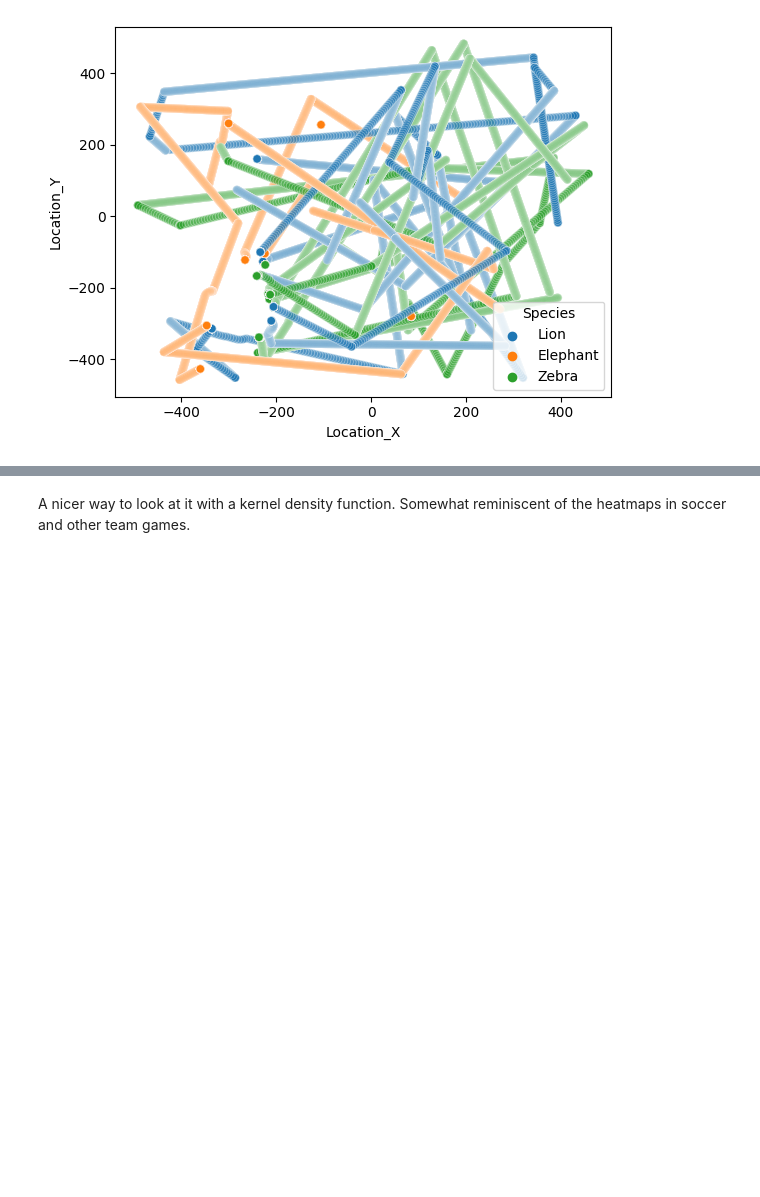
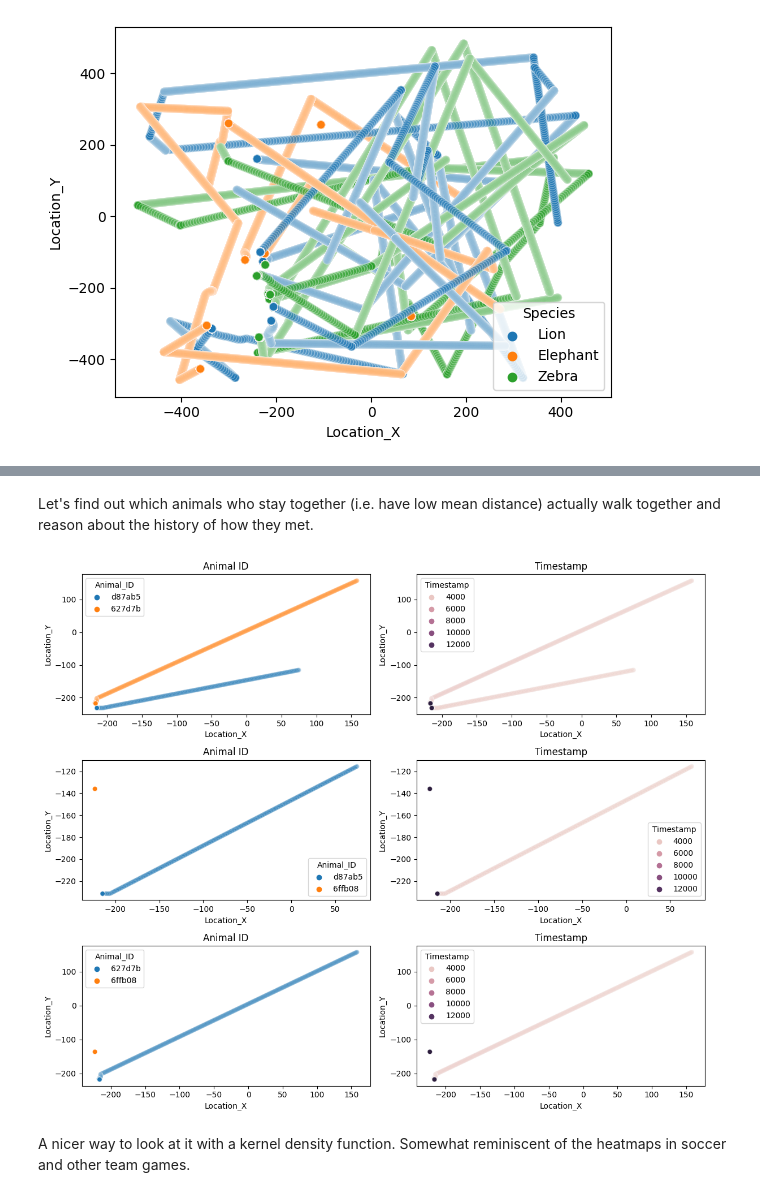
Before and after one commit to RahulSinghalChicago/iot-lab5, a Jupyter notebook: 01_Sim_logs_EDA.ipynb, the cells around one changed output, grey strips where cells are left out. Saved outputs shown, nothing was run; the diff lists cells and outputs as text; code cells hidden in the pictures; blank space fills up the shorter version.

```diff
--- a/01_Sim_logs_EDA.ipynb
+++ b/01_Sim_logs_EDA.ipynb
@@ -280,0 +307,15 @@ sns.scatterplot(x='Location_X', y='Location_Y', data=df, hue='Species', alpha=0.
+# %% [markdown]
+Let's find out which animals who stay together (i.e. have low mean distance) actually walk together and reason about the history of how they met.
+# %%
+friends_forever = [('d87ab5', '627d7b'), ('d87ab5', '6ffb08'), ('627d7b', '6ffb08'),]
+fig, axes = plt.subplots(3, 2, figsize=(12, 10))
+for row, bff in enumerate(friends_forever):
+    df_bff = df[(df['Animal_ID'] == bff[0]) | (df['Animal_ID'] == bff[1])]
+    sns.scatterplot(x='Location_X', y='Location_Y', data=df_bff, hue='Animal_ID', alpha=0.4, ax=axes[row,0])
+    axes[row,0].set_title('Animal ID')
+    sns.scatterplot(x='Location_X', y='Location_Y', data=df_bff, hue='Timestamp', alpha=0.4, ax=axes[row,1])
+    axes[row,1].set_title('Timestamp')
+plt.tight_layout()
+plt.show()
+# %% [output]
+[figure, added]
```
Also changed, not shown: parts of 5 cells of this notebook.
